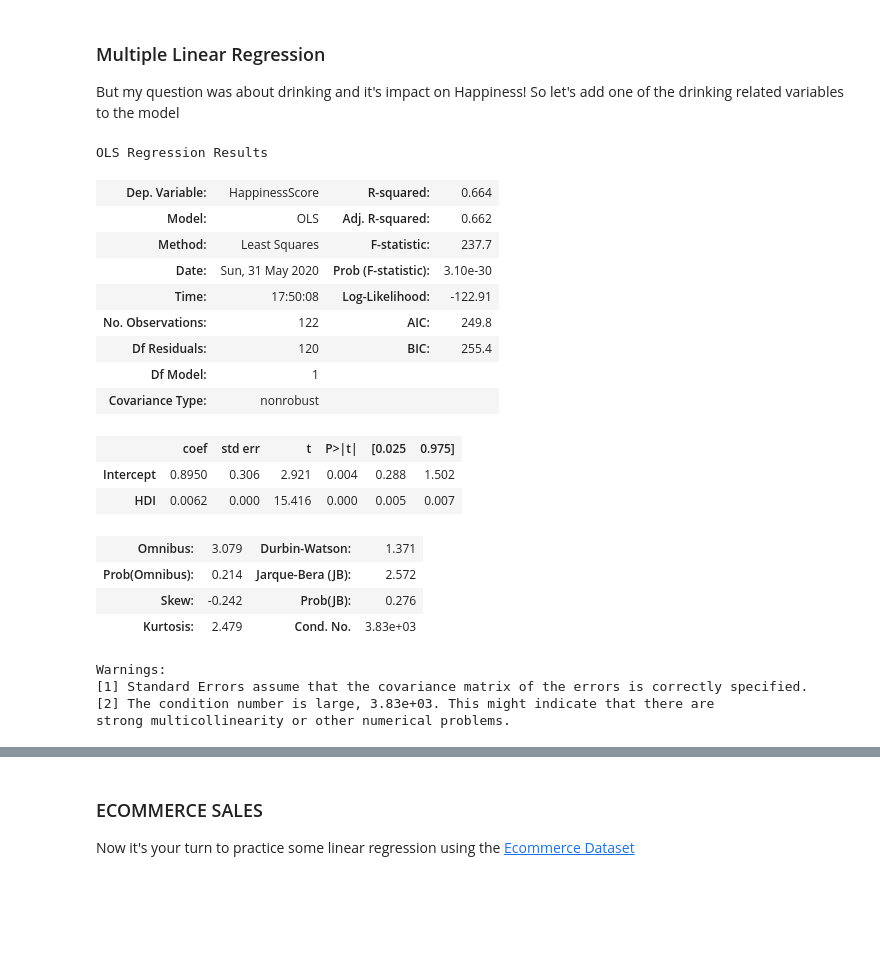
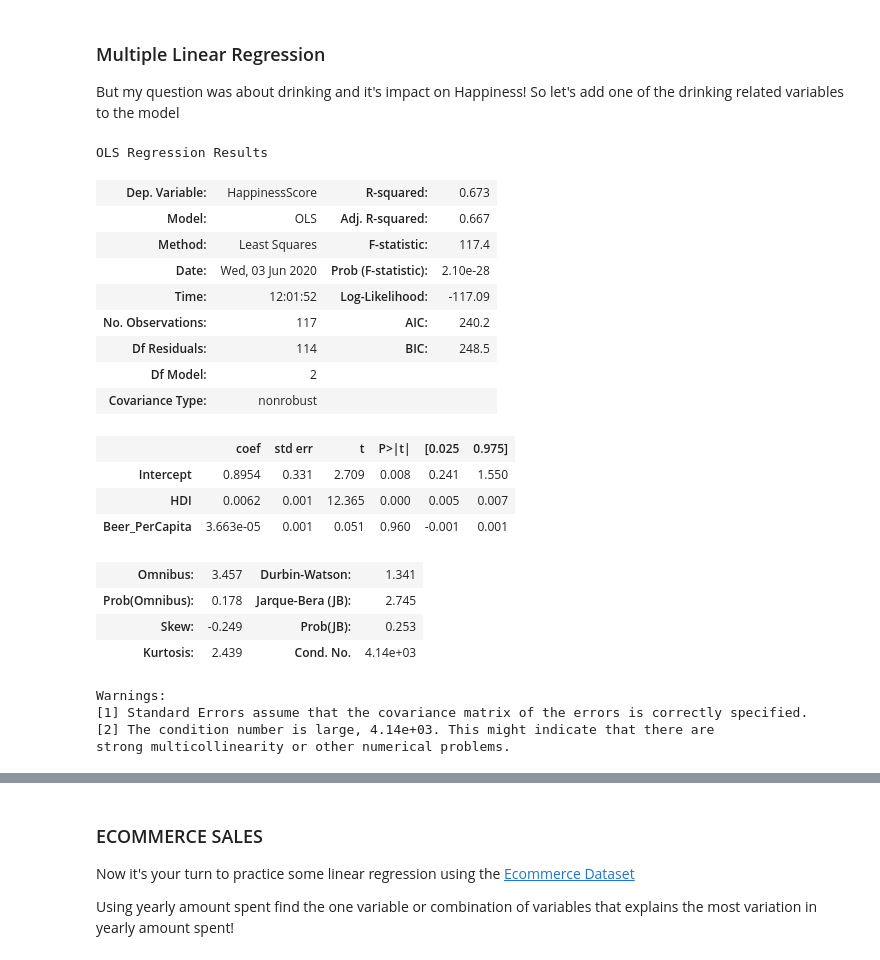
Before and after one commit to mamitch/My_work, a Jupyter notebook: Demo_lesson_Regression/Demo_Lesson_Regression.ipynb, the cells around one changed output, grey strips where cells are left out. Drawn from its saved outputs; the diff is of its cells as text; code cells hidden in the pictures; blank space fills up the shorter version.

```diff
--- a/Demo_lesson_Regression/Demo_Lesson_Regression.ipynb
+++ b/Demo_lesson_Regression/Demo_Lesson_Regression.ipynb
@@ -141,33 +202,35 @@ strong multicollinearity or other numerical problems.
 But my question was about drinking and it's impact on Happiness!  So let's add one of the drinking related variables to the model
 # %%
 # first we set up our model
-model = smf.ols('HappinessScore ~ HDI', happy) #Add some other variables here
+model = smf.ols('HappinessScore ~ Beer_PerCapita', happy) #Add some other variables here
 
 #now we fit the OLS model to our data
-
+model = model.fit()
 
 #finally, we print out the summary table to view the results
+model.summary()
 # %% [output]
 OLS Regression Results
-| Dep. Variable: | HappinessScore | R-squared: | 0.664 |
-| Model: | OLS | Adj. R-squared: | 0.662 |
-| Method: | Least Squares | F-statistic: | 237.7 |
-| Date: | Sun, 31 May 2020 | Prob (F-statistic): | 3.10e-30 |
-| Time: | 17:50:08 | Log-Likelihood: | -122.91 |
-| No. Observations: | 122 | AIC: | 249.8 |
-| Df Residuals: | 120 | BIC: | 255.4 |
-| Df Model: | 1 |  |  |
+| Dep. Variable: | HappinessScore | R-squared: | 0.673 |
+| Model: | OLS | Adj. R-squared: | 0.667 |
+| Method: | Least Squares | F-statistic: | 117.4 |
+| Date: | Wed, 03 Jun 2020 | Prob (F-statistic): | 2.10e-28 |
+| Time: | 12:01:52 | Log-Likelihood: | -117.09 |
+| No. Observations: | 117 | AIC: | 240.2 |
+| Df Residuals: | 114 | BIC: | 248.5 |
+| Df Model: | 2 |  |  |
 | Covariance Type: | nonrobust |  |  |
 |  | coef | std err | t | P>|t| | [0.025 | 0.975] |
-| Intercept | 0.8950 | 0.306 | 2.921 | 0.004 | 0.288 | 1.502 |
-| HDI | 0.0062 | 0.000 | 15.416 | 0.000 | 0.005 | 0.007 |
+| Intercept | 0.8954 | 0.331 | 2.709 | 0.008 | 0.241 | 1.550 |
+| HDI | 0.0062 | 0.001 | 12.365 | 0.000 | 0.005 | 0.007 |
+| Beer_PerCapita | 3.663e-05 | 0.001 | 0.051 | 0.960 | -0.001 | 0.001 |
-| Omnibus: | 3.079 | Durbin-Watson: | 1.371 |
-| Prob(Omnibus): | 0.214 | Jarque-Bera (JB): | 2.572 |
-| Skew: | -0.242 | Prob(JB): | 0.276 |
-| Kurtosis: | 2.479 | Cond. No. | 3.83e+03 |
+| Omnibus: | 3.457 | Durbin-Watson: | 1.341 |
+| Prob(Omnibus): | 0.178 | Jarque-Bera (JB): | 2.745 |
+| Skew: | -0.249 | Prob(JB): | 0.253 |
+| Kurtosis: | 2.439 | Cond. No. | 4.14e+03 |
 Warnings:
 [1] Standard Errors assume that the covariance matrix of the errors is correctly specified.
-[2] The condition number is large, 3.83e+03. This might indicate that there are
+[2] The condition number is large, 4.14e+03. This might indicate that there are
 strong multicollinearity or other numerical problems.
 # %% [markdown]
 <img src="imgs/talking.jpeg" width="60" align='left'>
@@ -183,5 +246,7 @@ Interpret the following:
 ### ECOMMERCE SALES
 
 Now it's your turn to practice some linear regression using the [Ecommerce Dataset](https://www.kaggle.com/kolawale/focusing-on-mobile-app-or-website)
+
+Using yearly amount spent find the one variable or combination of variables that explains the most variation in yearly amount spent!
 # %%
 # your code here
```
Also changed, not shown: parts of 10 cells of this notebook, 1 other file.
